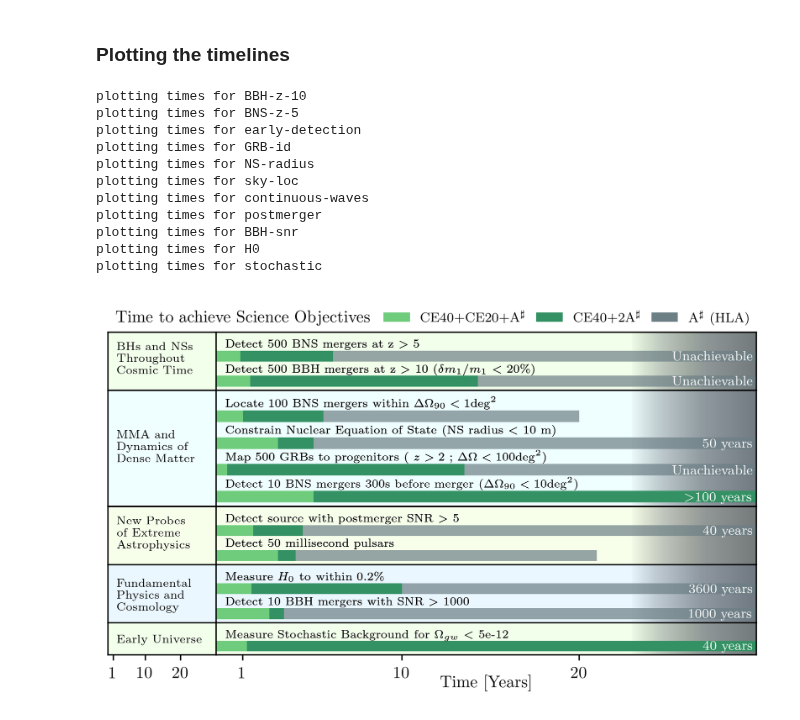
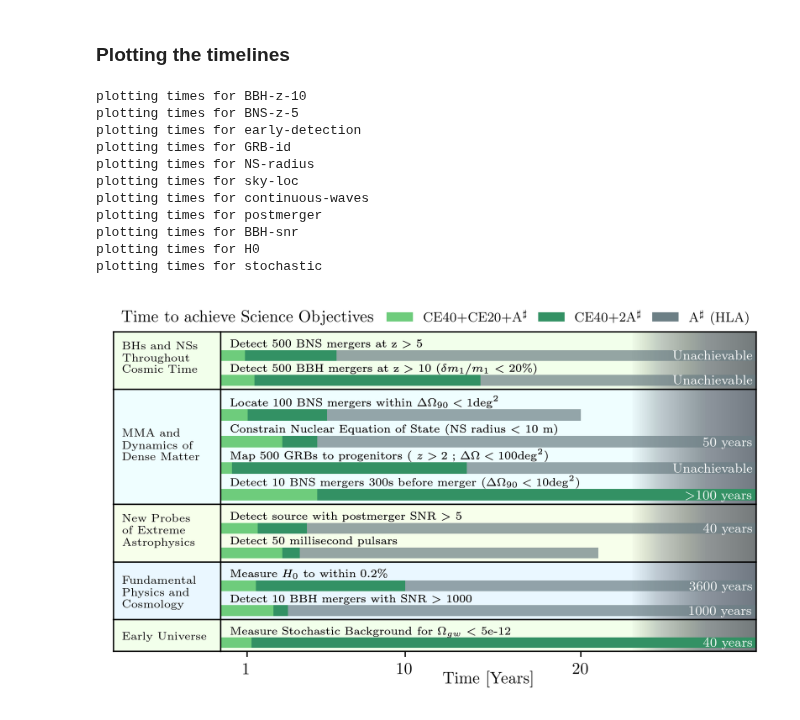
Before and after one commit to sugwg/ce-plots, a Jupyter notebook: time-infographic.ipynb, the cells around one changed output. Drawn from its saved outputs; the diff is of its cells as text; code cells hidden in the pictures.

```diff
--- a/time-infographic.ipynb
+++ b/time-infographic.ipynb
@@ -269,32 +269,32 @@ legend_elements = [Patch(facecolor=color_dict[key],
 # facility_limit_patch = mpatches.Patch(facecolor='none', edgecolor=fc,
 #                                       hatch='///', label='Facility lifetime limit')
 # legend_elements.append(facility_limit_patch)
 
 
 # print(legend_elements)
 # ax.legend(handles=legend_elements, loc='lower center', fontsize=8)
 ax[n_sections-1, 1].legend(handles=legend_elements, loc=(0.3, 10.15), fontsize=8, ncol=3,
                            frameon=False, columnspacing=0.8)
 
 #ax[n_sections-1, 1].text(25.3, 7, "Existing \nFacility\nLifetime", c='w', fontsize=12, weight='bold')
 #plt.grid(which='major', axis='x', linestyle='-.', linewidth=1, alpha=0.5)
 ax[0,1].set_title('Time to achieve Science Objectives', x=0.05, fontsize=10)
 plt.tight_layout()
 plt.subplots_adjust(wspace=0.0,hspace=0.0)
-ax[3,0].get_xaxis().set_visible(False)
+ax[4,0].get_xaxis().set_visible(False)
 ax[2, 1].set_xticks([1, 10, 20])
 plt.savefig('time-to-deliver-science.pdf', bbox_inches='tight', pad_inches=0)
 plt.show()
 # %% [output]
 plotting times for BBH-z-10
 plotting times for BNS-z-5
 plotting times for early-detection
 plotting times for GRB-id
 plotting times for NS-radius
 plotting times for sky-loc
 plotting times for continuous-waves
 plotting times for postmerger
 plotting times for BBH-snr
 plotting times for H0
 plotting times for stochastic
-[figure, old version]
+[figure, new version]
```
Also changed, not shown: parts of 1 cell of this notebook, 1 other file.
